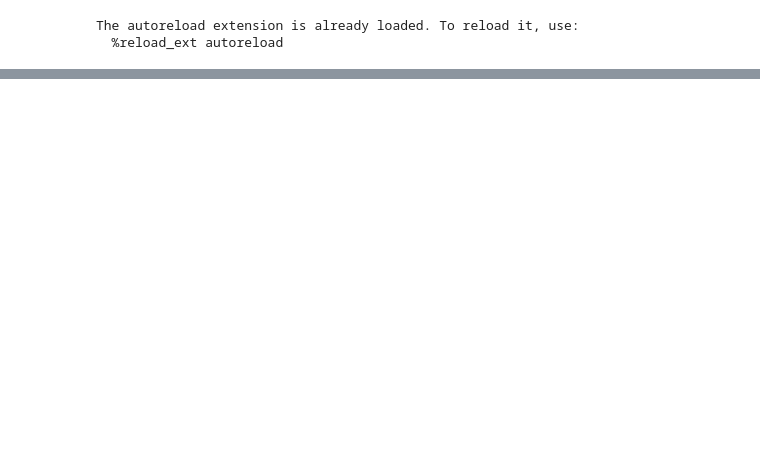
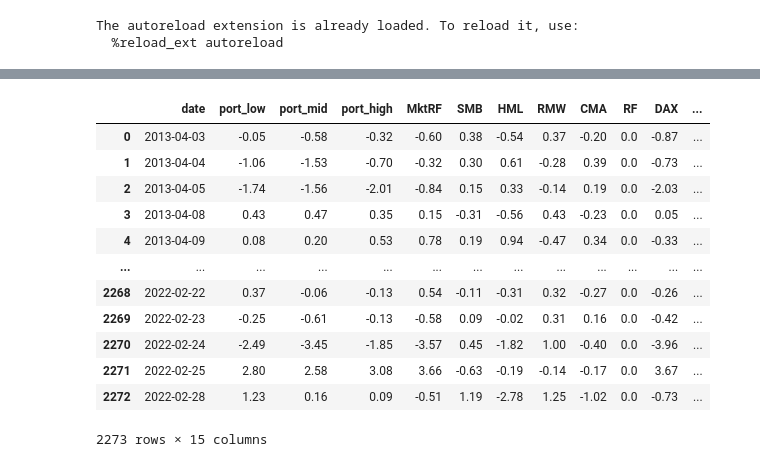
Before and after one commit to KamilPan/PS, a Jupyter notebook: ACF /ACF2.ipynb, the cells around one changed output, grey strips where cells are left out. Cells and saved outputs as stored; diff of their text form; code cells hidden in the pictures; blank space fills up the shorter version.

```diff
--- a/ACF /ACF2.ipynb
+++ b/ACF /ACF2.ipynb
@@ -189,2 +189,18 @@ res
 # %%
 #print(res.to_latex(index = True, multirow = True))
+# %%
+rt
+# %% [output]
+|  | date | port_low | port_mid | port_high | MktRF | SMB | HML | RMW | CMA | RF | DAX | ... |
+| 0 | 2013-04-03 | -0.05 | -0.58 | -0.32 | -0.60 | 0.38 | -0.54 | 0.37 | -0.20 | 0.0 | -0.87 | ... |
+| 1 | 2013-04-04 | -1.06 | -1.53 | -0.70 | -0.32 | 0.30 | 0.61 | -0.28 | 0.39 | 0.0 | -0.73 | ... |
+| 2 | 2013-04-05 | -1.74 | -1.56 | -2.01 | -0.84 | 0.15 | 0.33 | -0.14 | 0.19 | 0.0 | -2.03 | ... |
+| 3 | 2013-04-08 | 0.43 | 0.47 | 0.35 | 0.15 | -0.31 | -0.56 | 0.43 | -0.23 | 0.0 | 0.05 | ... |
+| 4 | 2013-04-09 | 0.08 | 0.20 | 0.53 | 0.78 | 0.19 | 0.94 | -0.47 | 0.34 | 0.0 | -0.33 | ... |
+| ... | ... | ... | ... | ... | ... | ... | ... | ... | ... | ... | ... | ... |
+| 2268 | 2022-02-22 | 0.37 | -0.06 | -0.13 | 0.54 | -0.11 | -0.31 | 0.32 | -0.27 | 0.0 | -0.26 | ... |
+| 2269 | 2022-02-23 | -0.25 | -0.61 | -0.13 | -0.58 | 0.09 | -0.02 | 0.31 | 0.16 | 0.0 | -0.42 | ... |
+| 2270 | 2022-02-24 | -2.49 | -3.45 | -1.85 | -3.57 | 0.45 | -1.82 | 1.00 | -0.40 | 0.0 | -3.96 | ... |
+| 2271 | 2022-02-25 | 2.80 | 2.58 | 3.08 | 3.66 | -0.63 | -0.19 | -0.14 | -0.17 | 0.0 | 3.67 | ... |
+| 2272 | 2022-02-28 | 1.23 | 0.16 | 0.09 | -0.51 | 1.19 | -2.78 | 1.25 | -1.02 | 0.0 | -0.73 | ... |
+2273 rows × 15 columns
```
Also changed, not shown: parts of 6 cells of this notebook, 1 other file.
